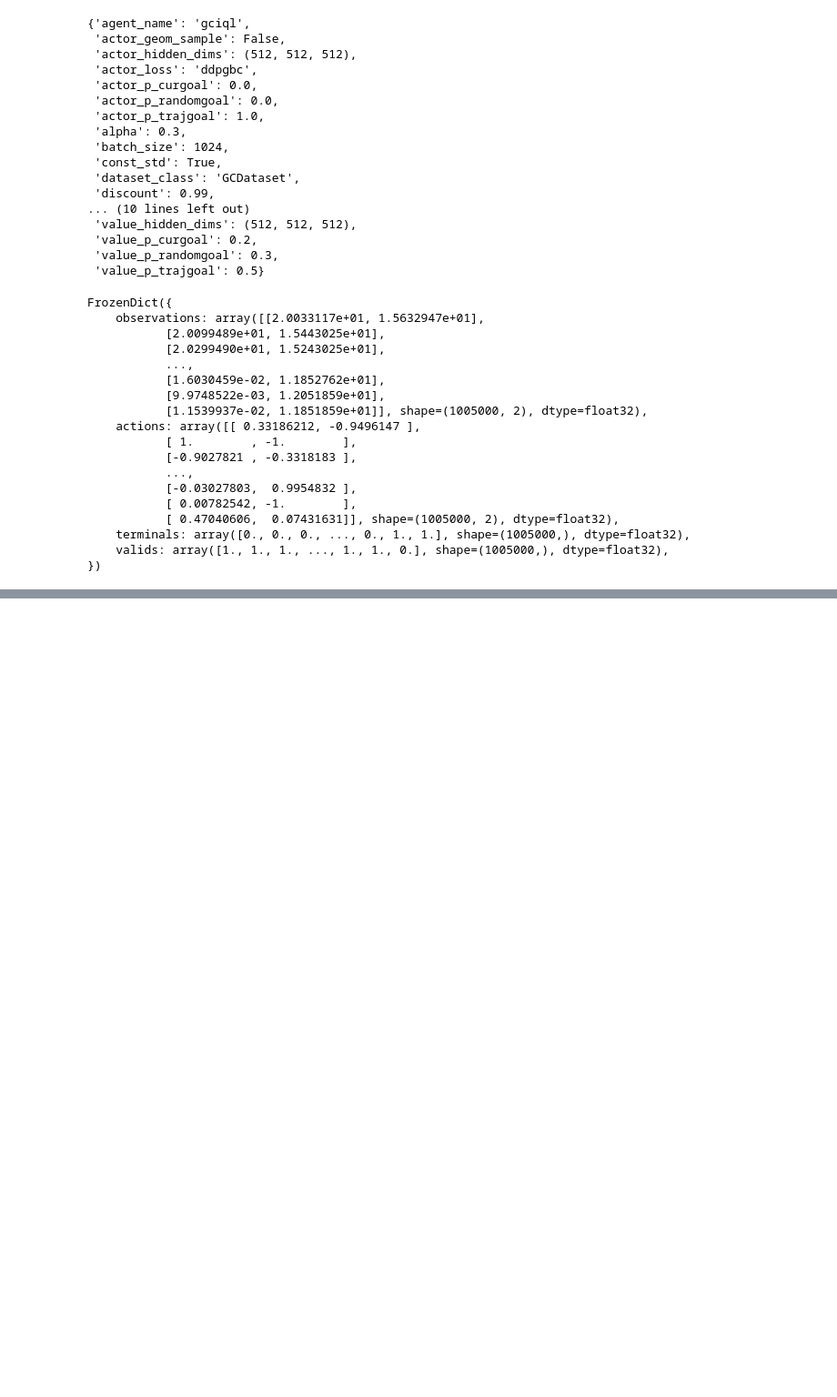
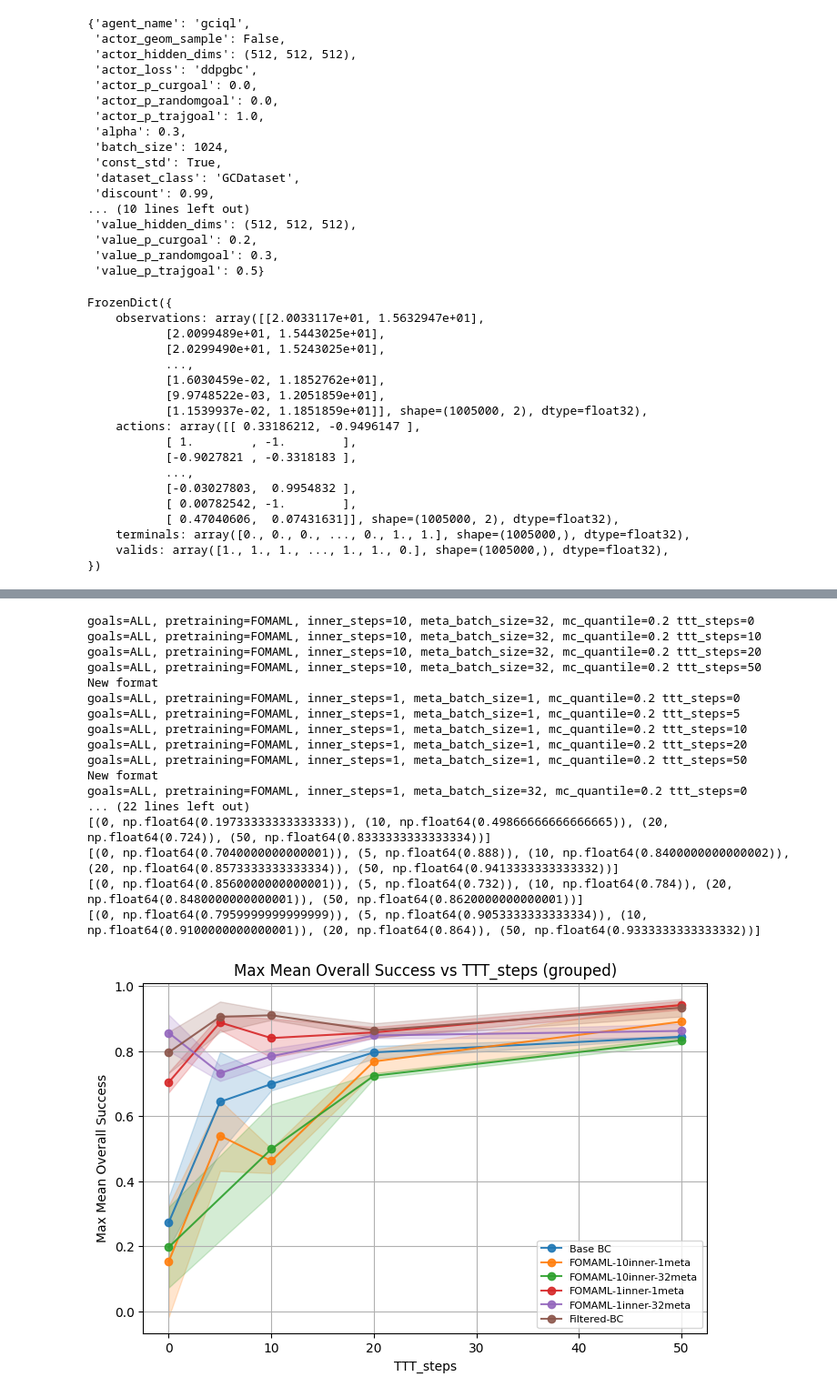
Before and after one commit to antoniomari/meta-gc-rl, a Jupyter notebook: notebooks/exploration.ipynb, the cells around one changed output, grey strips where cells are left out. Shown at 91% size. Saved outputs shown, nothing was run; the diff lists cells and outputs as text; code cells hidden in the pictures; blank space fills up the shorter version.

```diff
--- a/notebooks/exploration.ipynb
+++ b/notebooks/exploration.ipynb
@@ -199,0 +915,21 @@ train_dataset.sample(config_agent["batch_size"])
+# %%
+plot_max_overall_success_vs_ttt_steps(FOMAML_COMPARISON)
+# %% [output]
+goals=ALL, pretraining=FOMAML, inner_steps=10, meta_batch_size=32, mc_quantile=0.2 ttt_steps=0
+goals=ALL, pretraining=FOMAML, inner_steps=10, meta_batch_size=32, mc_quantile=0.2 ttt_steps=10
+goals=ALL, pretraining=FOMAML, inner_steps=10, meta_batch_size=32, mc_quantile=0.2 ttt_steps=20
+goals=ALL, pretraining=FOMAML, inner_steps=10, meta_batch_size=32, mc_quantile=0.2 ttt_steps=50
+New format
+goals=ALL, pretraining=FOMAML, inner_steps=1, meta_batch_size=1, mc_quantile=0.2 ttt_steps=0
+goals=ALL, pretraining=FOMAML, inner_steps=1, meta_batch_size=1, mc_quantile=0.2 ttt_steps=5
+goals=ALL, pretraining=FOMAML, inner_steps=1, meta_batch_size=1, mc_quantile=0.2 ttt_steps=10
+goals=ALL, pretraining=FOMAML, inner_steps=1, meta_batch_size=1, mc_quantile=0.2 ttt_steps=20
+goals=ALL, pretraining=FOMAML, inner_steps=1, meta_batch_size=1, mc_quantile=0.2 ttt_steps=50
+New format
+goals=ALL, pretraining=FOMAML, inner_steps=1, meta_batch_size=32, mc_quantile=0.2 ttt_steps=0
+... (22 lines left out)
+[(0, np.float64(0.19733333333333333)), (10, np.float64(0.49866666666666665)), (20, np.float64(0.724)), (50, np.float64(0.8333333333333334))]
+[(0, np.float64(0.7040000000000001)), (5, np.float64(0.888)), (10, np.float64(0.8400000000000002)), (20, np.float64(0.8573333333333334)), (50, np.float64(0.9413333333333332))]
+[(0, np.float64(0.8560000000000001)), (5, np.float64(0.732)), (10, np.float64(0.784)), (20, np.float64(0.8480000000000001)), (50, np.float64(0.8620000000000001))]
+[(0, np.float64(0.7959999999999999)), (5, np.float64(0.9053333333333334)), (10, np.float64(0.9100000000000001)), (20, np.float64(0.864)), (50, np.float64(0.9333333333333332))]
+[figure, added]
```
Also changed, not shown: parts of 41 cells of this notebook, 16 other files.
